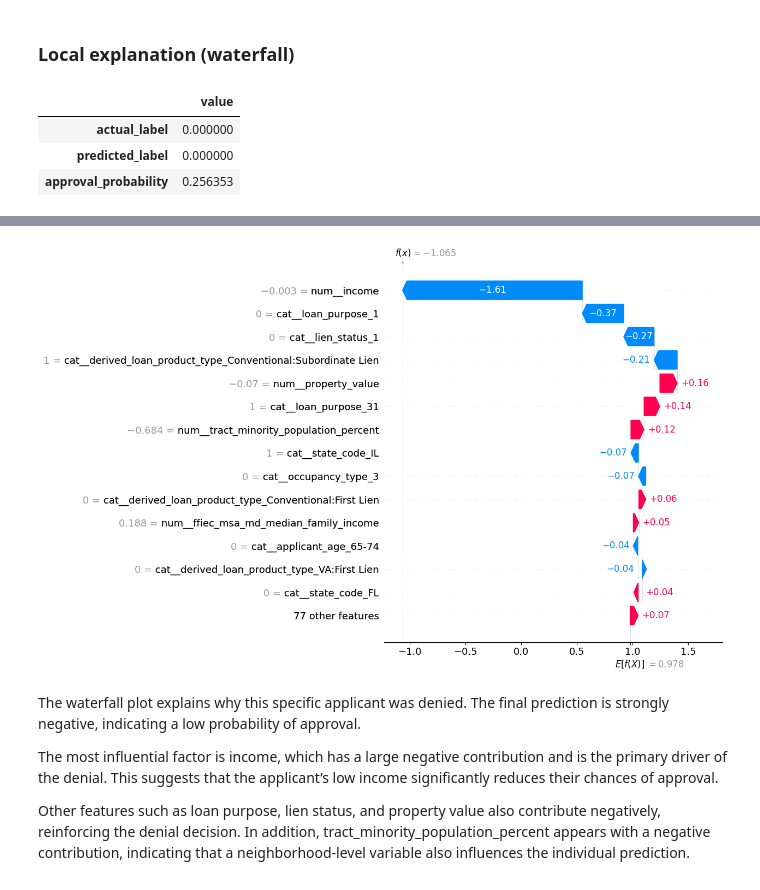
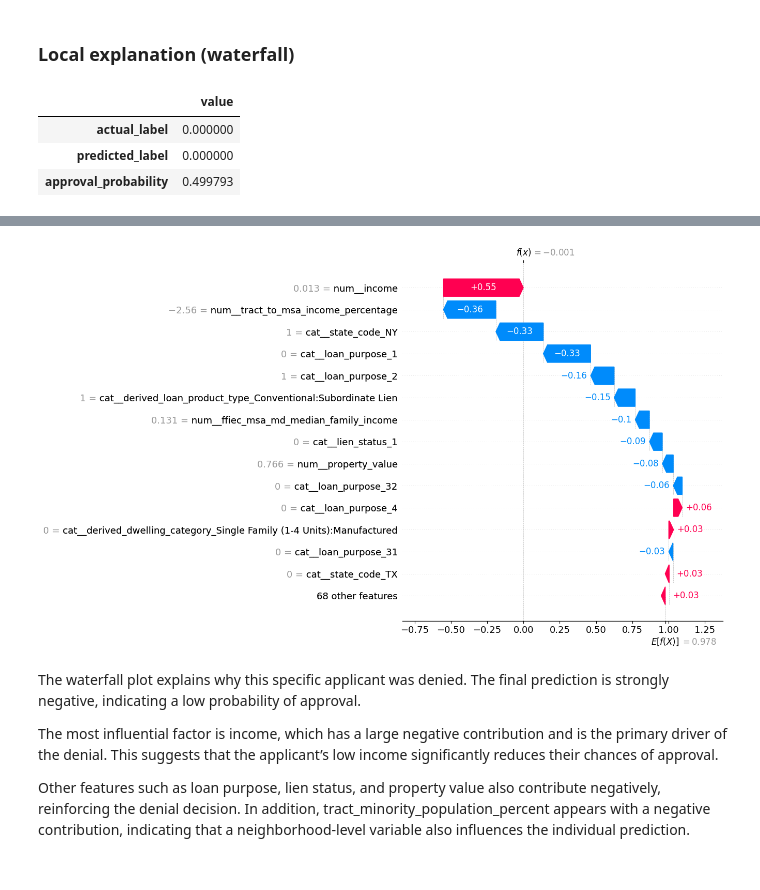
Before and after one commit to 96195hsu-create/Responsible_ML_Capstone, a Jupyter notebook: hmda_responsible_ml_capstone.ipynb, the cells around one changed output, grey strips where cells are left out. Cells and saved outputs as stored; diff of their text form; code cells hidden in the pictures.

Commit message:
Update notebook execution and README alignment

```diff
--- a/hmda_responsible_ml_capstone.ipynb
+++ b/hmda_responsible_ml_capstone.ipynb
@@ -325,7 +321,6 @@ numeric_features = [
     "property_value",
     "income",
     "tract_population",
-    "tract_minority_population_percent",
     "ffiec_msa_md_median_family_income",
     "tract_to_msa_income_percentage",
 ]
@@ -337,7 +332,6 @@ categorical_features = [
     "loan_purpose",
     "lien_status",
     "occupancy_type",
-    "applicant_age",
 ]
 
 # Exclude protected attributes from training while keeping them for fairness checks.
@@ -572,32 +568,32 @@ xgb_pipeline = Pipeline(
     ]
 )
 
-# Use XGBoost as the main model in the rest of the notebook.
-model = xgb_pipeline
-model.fit(X_train, y_train)
+# Fit XGBoost as the main model used in the rest of the notebook.
+xgb_pipeline.fit(X_train, y_train)
 
-display(model)
+display(xgb_pipeline)
 
-# Score the held-out test split with the main model.
-y_pred = model.predict(X_test)
-y_score = model.predict_proba(X_test)[:, 1]
-main_metrics = evaluate_model(y_test, y_pred, y_score)
+# Score the held-out test split with the XGBoost model.
+y_pred_xgb = xgb_pipeline.predict(X_test)
+y_score_xgb = xgb_pipeline.predict_proba(X_test)[:, 1]
+xgb_metrics = evaluate_model(y_test, y_pred_xgb, y_score_xgb)
 
-main_performance_metrics = pd.Series(
+xgb_performance_metrics = pd.Series(
     {
-        key: main_metrics[key]
+        key: xgb_metrics[key]
         for key in ["accuracy", "auc", "log_loss", "precision", "recall"]
     }
 ).round(4).to_frame("value")
 
-main_fpr_metrics = pd.Series(
+xgb_error_metrics = pd.Series(
     {
-        "overall_fpr": main_metrics["fpr"],
+        "overall_fpr": xgb_metrics["fpr"],
+        "overall_fnr": xgb_metrics["fnr"],
     }
 ).round(4).to_frame("value")
 
-display(main_performance_metrics)
-display(main_fpr_metrics)
+display(xgb_performance_metrics)
+display(xgb_error_metrics)
 # %% [output]
 Pipeline(steps=[('preprocess',
                  ColumnTransformer(transformers=[('num',
@@ -727,18 +729,17 @@ import shap
 
 # Flag tract-level features that may act as demographic proxies.
 PROXY_FEATURES = [
-    "tract_minority_population_percent",
+    "tract_population",
     "ffiec_msa_md_median_family_income",
     "tract_to_msa_income_percentage",
-    "tract_population",
 ]
 
 # Transform the test set and recover the expanded feature names used by the model.
-X_test_transformed = model.named_steps["preprocess"].transform(X_test)
-feature_names = model.named_steps["preprocess"].get_feature_names_out()
+X_test_transformed = xgb_pipeline.named_steps["preprocess"].transform(X_test)
+feature_names = xgb_pipeline.named_steps["preprocess"].get_feature_names_out()
 
 # Build a SHAP explainer for the trained XGBoost classifier.
-explainer = shap.TreeExplainer(model.named_steps["classifier"])
+explainer = shap.TreeExplainer(xgb_pipeline.named_steps["classifier"])
 shap_values = explainer.shap_values(X_test_transformed)
 
 # Show the most influential features across the test set.
@@ -816,14 +817,14 @@ Overall, the model is primarily driven by financial and loan-related features, b
 ### Local explanation (waterfall)
 # %%
 # Select a denied application that the model also predicts as denied.
-denied_positions = np.where((y_test.values == 0) & (y_pred == 0))[0]
+denied_positions = np.where((y_test.values == 0) & (y_pred_xgb == 0))[0]
 denied_idx = denied_positions[0]
 
 # Summarize the selected case before plotting the local explanation.
 denied_case_summary = pd.Series({
     "actual_label": y_test.iloc[denied_idx],
-    "predicted_label": y_pred[denied_idx],
-    "approval_probability": y_score[denied_idx],
+    "predicted_label": y_pred_xgb[denied_idx],
+    "approval_probability": y_score_xgb[denied_idx],
 }).to_frame("value")
 
 display(denied_case_summary)
@@ -847,4 +848,4 @@ shap.plots.waterfall(single_explanation, max_display=15)
 |  | value |
 | actual_label | 0.000000 |
 | predicted_label | 0.000000 |
-| approval_probability | 0.256353 |
+| approval_probability | 0.499793 |
@@ -853,4 +854,4 @@ shap.plots.waterfall(single_explanation, max_display=15)
-[figure, old version]
+[figure, new version]
 # %% [markdown]
 The waterfall plot explains why this specific applicant was denied. The final prediction is strongly negative, indicating a low probability of approval.
 
```
Also changed, not shown: parts of 38 cells of this notebook, 1 other file.
